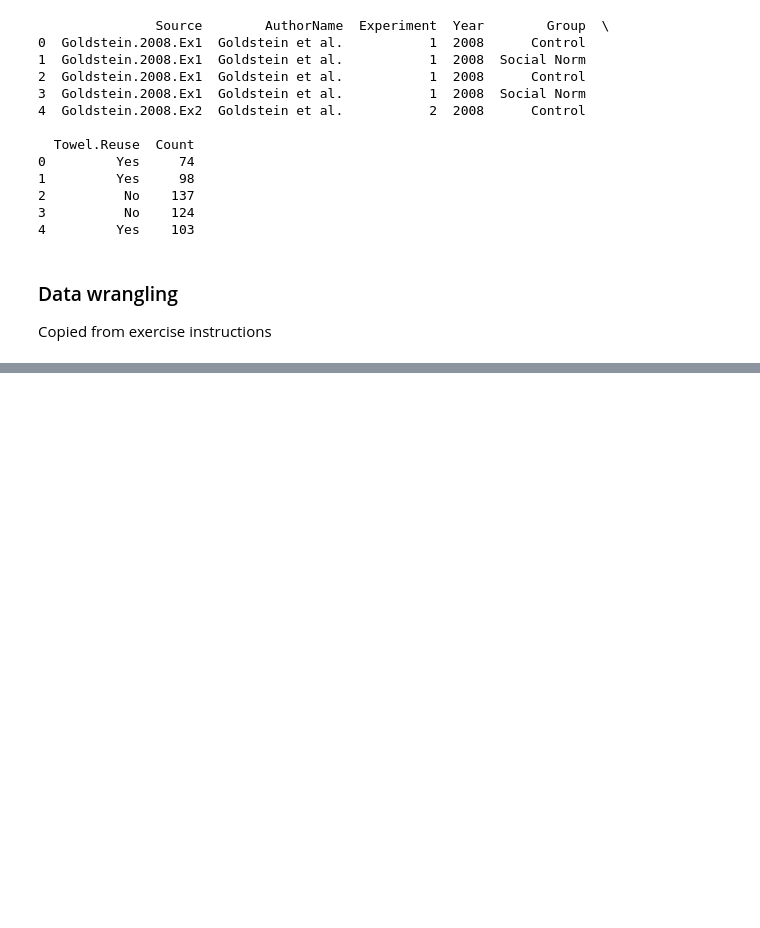
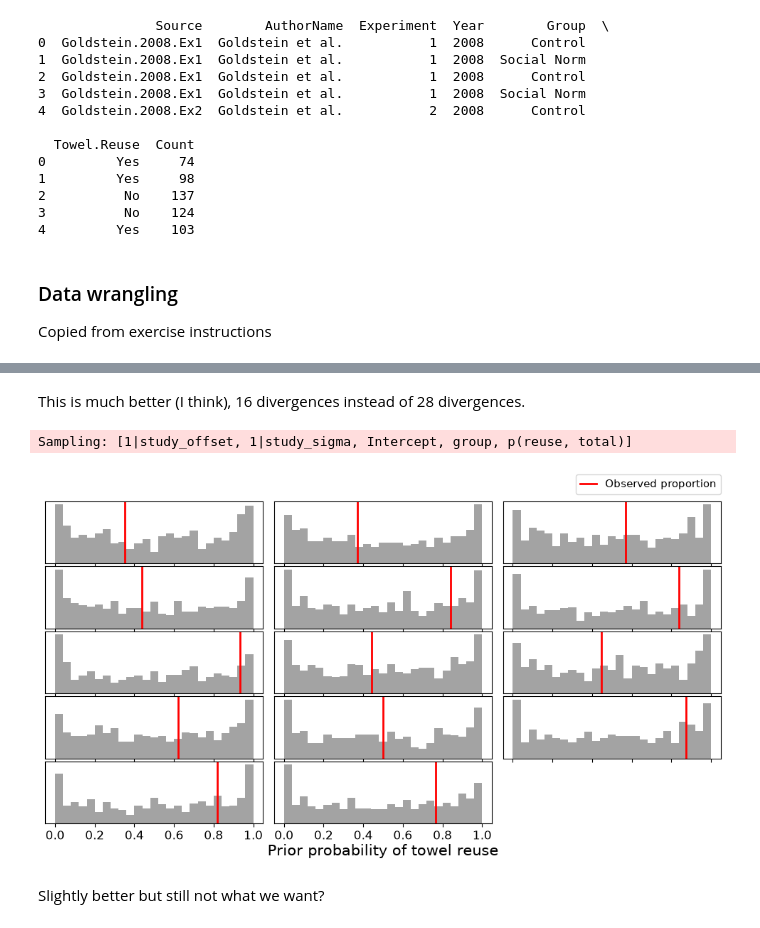
Before and after one commit to jenny-pom/E3_hierarchical_models_and_testing, a Jupyter notebook: notes_andrea.ipynb, the cells around one changed output, grey strips where cells are left out. Saved outputs shown, nothing was run; the diff lists cells and outputs as text; code cells hidden in the pictures; blank space fills up the shorter version.

```diff
--- a/notes_andrea.ipynb
+++ b/notes_andrea.ipynb
@@ -80,0 +239,9 @@ $$
+# %%
+priors = {
+    "Intercept": bmb.Prior("Normal", mu=0, sigma=1),
+    "1|playerID": bmb.Prior("Normal", mu=0, sigma=bmb.Prior("HalfNormal", sigma=1))
+}
+m3 = bmb.Model("p(reuse, total) ~ 1 + group + (1|study)", combined_data, family="binomial", priors=priors)
+m3
+
+idata3 = m3.fit()
@@ -80,0 +259,12 @@ $$
+# %% [markdown]
+This is much better (I think), 16 divergences instead of 28 divergences.
+# %%
+m3.build()
+idata_prior = m3.prior_predictive()
+prior = az.extract(idata_prior, group="prior")["p"]
+plot_prior_predictive(combined_data, prior)
+# %% [output]
+Sampling: [1|study_offset, 1|study_sigma, Intercept, group, p(reuse, total)]
+[figure, added]
+# %% [markdown]
+Slightly better but still not what we want?
```
Also changed, not shown: parts of 10 cells of this notebook.
